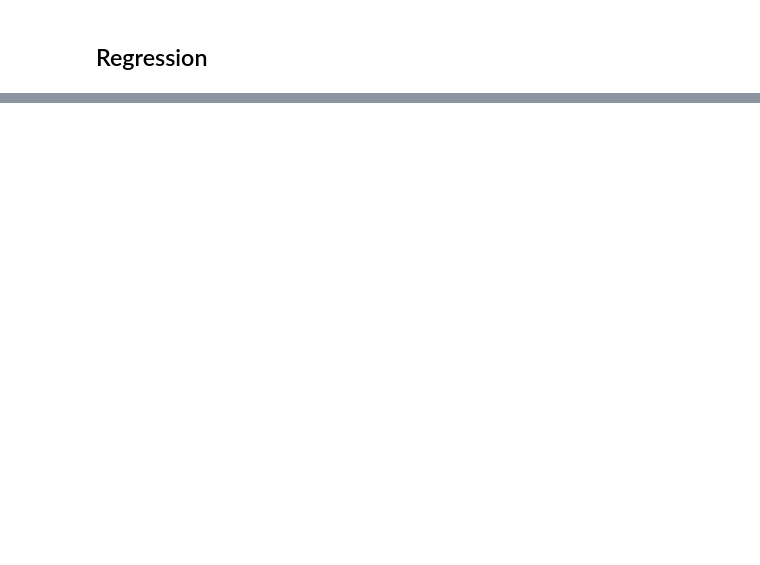
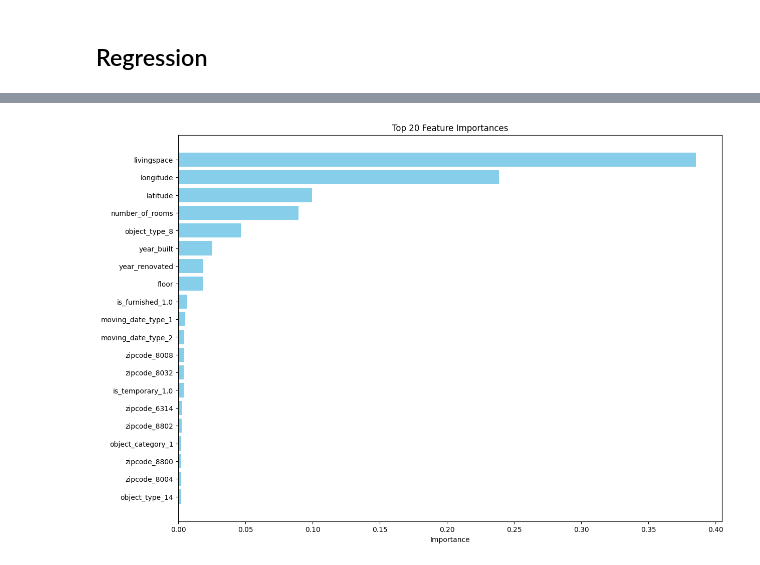
Before and after one commit to wipflu1/daai-gg-flatfox, a Jupyter notebook: modelling/regression_1.ipynb, the cells around one changed output, grey strips where cells are left out. Drawn from its saved outputs; the diff is of its cells as text; code cells hidden in the pictures; blank space fills up the shorter version.

```diff
--- a/modelling/regression_1.ipynb
+++ b/modelling/regression_1.ipynb
@@ -96,26 +141,80 @@ Random Forest Hyper Parameter Tuning
 # %%
-# Hyperparameter tuning
-param_grid = {
+# Suppress specific warning
+warnings.filterwarnings(action='ignore', category=UserWarning, module='sklearn.preprocessing._encoders')
+
+# Define features and target
+X = df[["object_category","object_type","price_display_type","price_unit","number_of_rooms","floor","is_furnished","is_temporary","is_selling_furniture","zipcode","latitude","longitude","year_built","year_renovated","moving_date_type","reserved","livingspace"]]
+y = df["price_display"]
+
+# Define preprocessor
+preprocessor = ColumnTransformer(
+    transformers=[
+        ('num', StandardScaler(), ['price_unit', 'number_of_rooms', 'floor', 'latitude', 'longitude', 'year_built', 'year_renovated', 'reserved', 'livingspace']),
+        ('cat', OneHotEncoder(handle_unknown='ignore', drop='first'), ['object_category', 'object_type', 'price_display_type', 'zipcode', 'moving_date_type', 'is_furnished', 'is_temporary', 'is_selling_furniture'])
+    ])
+
+# Split data
+X_train, X_test, y_train, y_test = train_test_split(X, y, test_size=0.2, random_state=0)
+
+# Create the pipeline
+pipeline = Pipeline(steps=[
+    ('preprocessor', preprocessor),
+    ('model', RandomForestRegressor(random_state=0))
+])
+
+# Define the parameter distribution
+param_distributions = {
     'model__n_estimators': [50, 100, 200],
     'model__max_depth': [None, 10, 20, 30],
     'model__min_samples_split': [2, 5, 10],
     'model__min_samples_leaf': [1, 2, 4]
 }
 
-grid_search = GridSearchCV(pipeline, param_grid, cv=3, n_jobs=-1, verbose=1)
-grid_search.fit(X_train, y_train)
-print(f'Best Parameters: {grid_search.best_params_}')
-print(f'Best Score: {grid_search.best_score_}')
+# Instantiate RandomizedSearchCV
+random_search = RandomizedSearchCV(pipeline, param_distributions, n_iter=50, cv=5, n_jobs=-1, scoring='r2', random_state=0)
+
+# Fit RandomizedSearchCV
+random_search.fit(X_train, y_train)
+
+# Get the best parameters and score
+best_params = random_search.best_params_
+best_score = random_search.best_score_
+
+print(f'Best Parameters: {best_params}')
+print(f'Best R-squared Score from CV: {best_score}')
+
+# Make predictions with the best estimator
+best_model = random_search.best_estimator_
+y_pred = best_model.predict(X_test)
 
 # Evaluate the best model
-y_pred = grid_search.best_estimator_.predict(X_test)
 print(f'Mean Squared Error: {mean_squared_error(y_test, y_pred)}')
 print(f'R-squared Score: {r2_score(y_test, y_pred)}')
+print(f'Error: {np.sqrt(mean_squared_error(y_test, y_pred))}')
 
-# Feature Importances
-importances = grid_search.best_estimator_.named_steps['model'].feature_importances_
-feature_names = (preprocessor.named_transformers_['cat'].get_feature_names_out() +
-                 ['price_unit', 'number_of_rooms', 'floor', 'latitude', 'longitude', 'year_built', 'year_renovated', 'reserved', 'livingspace'])
-feature_importances = pd.DataFrame({'Feature': feature_names, 'Importance': importances})
-feature_importances = feature_importances.sort_values(by='Importance', ascending=False)
-print(feature_importances)
+# Extract feature importances
+feature_importances = best_model.named_steps['model'].feature_importances_
+
+# Extract feature names
+num_features = preprocessor.transformers[0][2]
+cat_features = best_model.named_steps['preprocessor'].named_transformers_['cat'].get_feature_names_out(['object_category', 'object_type', 'price_display_type', 'zipcode', 'moving_date_type', 'is_furnished', 'is_temporary', 'is_selling_furniture'])
+all_features = np.concatenate([num_features, cat_features])
+
+# Create a DataFrame for visualization
+feature_importance_df = pd.DataFrame({'Feature': all_features, 'Importance': feature_importances})
+
+# Sort the DataFrame by importance
+feature_importance_df = feature_importance_df.sort_values(by='Importance', ascending=False)
+
+# Limit the number of features shown for better readability (e.g., top 20 features)
+top_n = 20
+top_features = feature_importance_df.head(top_n)
+
+# Plot the feature importances
+plt.figure(figsize=(14, 10))
+plt.barh(top_features['Feature'], top_features['Importance'], color='skyblue')
+plt.xlabel('Importance')
+plt.title(f'Top {top_n} Feature Importances')
+plt.gca().invert_yaxis()
+plt.show()
+# %% [output]
@@ -121,0 +226 @@ print(feature_importances)
+[figure, added]
```
Also changed, not shown: parts of 15 cells of this notebook.
